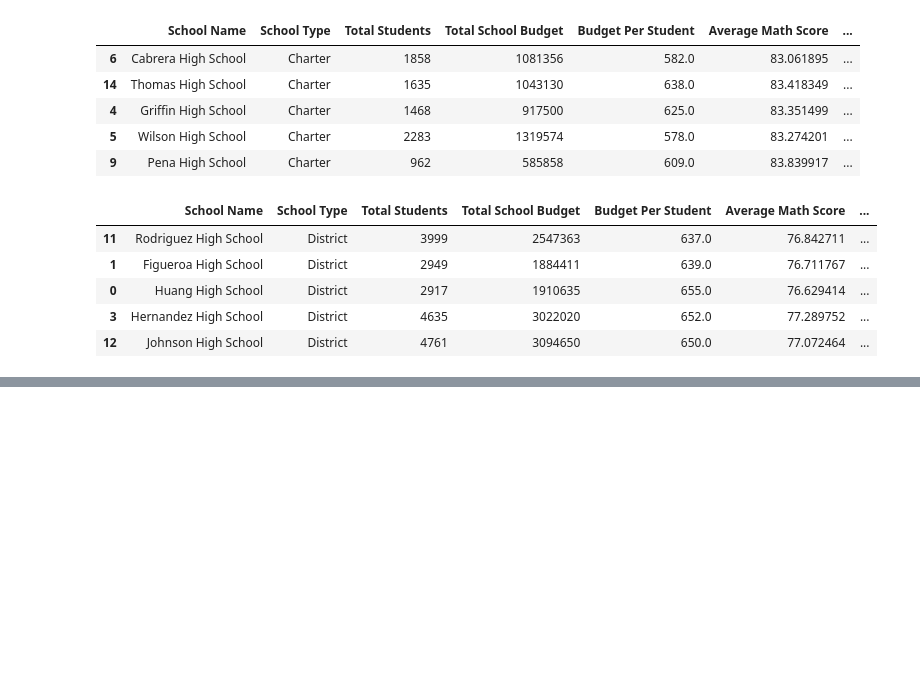
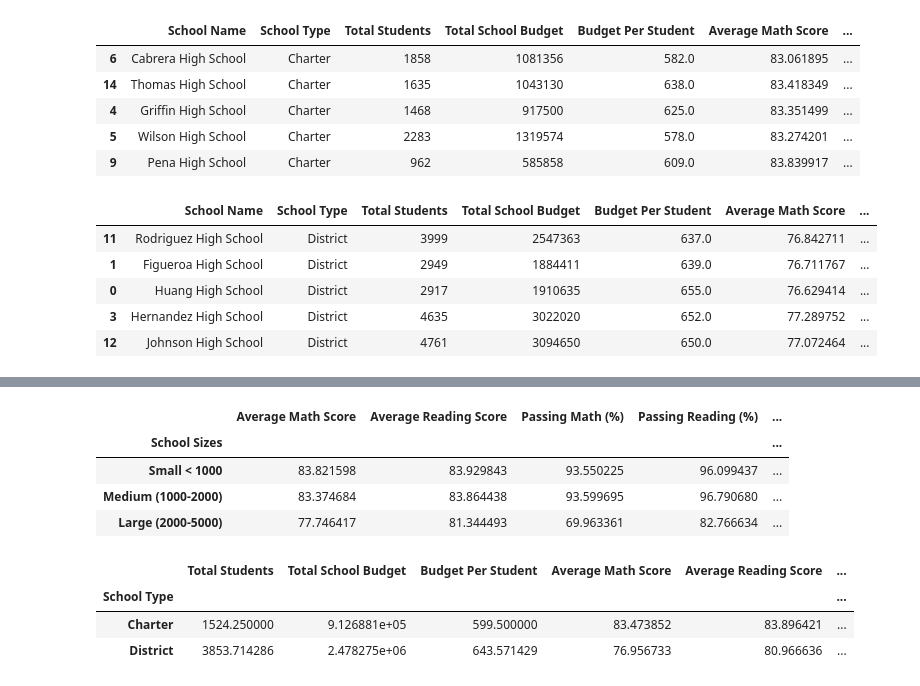
Before and after one commit to mark-m0/pandas-challenge, a Jupyter notebook: PyCitySchools/PyCitySchools.ipynb, the cells around one changed output, grey strips where cells are left out. Drawn from its saved outputs; the diff is of its cells as text; code cells hidden in the pictures; blank space fills up the shorter version.

```diff
--- a/PyCitySchools/PyCitySchools.ipynb
+++ b/PyCitySchools/PyCitySchools.ipynb
@@ -359,0 +432,30 @@ worst_schools_df.head(5)
+# %%
+#Group together values based upon school size
+
+school_size_bins = [0, 999.9, 1999.9, 4999.9]
+size_names = ["Small < 1000", "Medium (1000-2000)", "Large (2000-5000)"]
+school_summary_df["School Sizes"] = pd.cut(school_summary_df["Total Students"], school_size_bins,
+                                           labels = size_names)
+school_size_group = school_summary_df.groupby("School Sizes").mean()
+school_size_group
+school_size_group[["Average Math Score", "Average Reading Score", "Passing Math (%)", "Passing Reading (%)",
+                   "Overall Passing (%)"]]
+# %% [output]
+|  | Average Math Score | Average Reading Score | Passing Math (%) | Passing Reading (%) | ... |
+| School Sizes |  |  |  |  | ... |
+| Small < 1000 | 83.821598 | 83.929843 | 93.550225 | 96.099437 | ... |
+| Medium (1000-2000) | 83.374684 | 83.864438 | 93.599695 | 96.790680 | ... |
+| Large (2000-5000) | 77.746417 | 81.344493 | 69.963361 | 82.766634 | ... |
+# %%
+#Group together values based upon school type
+
+school_types_group = school_summary_df.groupby("School Type").mean()
+school_types_group
+school_types_group[["Average Math Score", "Average Reading Score", "Passing Math (%)", "Passing Reading (%)",
+                   "Overall Passing (%)"]]
+school_types_group
+# %% [output]
+|  | Total Students | Total School Budget | Budget Per Student | Average Math Score | Average Reading Score | ... |
+| School Type |  |  |  |  |  | ... |
+| Charter | 1524.250000 | 9.126881e+05 | 599.500000 | 83.473852 | 83.896421 | ... |
+| District | 3853.714286 | 2.478275e+06 | 643.571429 | 76.956733 | 80.966636 | ... |
```
Also changed, not shown: parts of 6 cells of this notebook.
